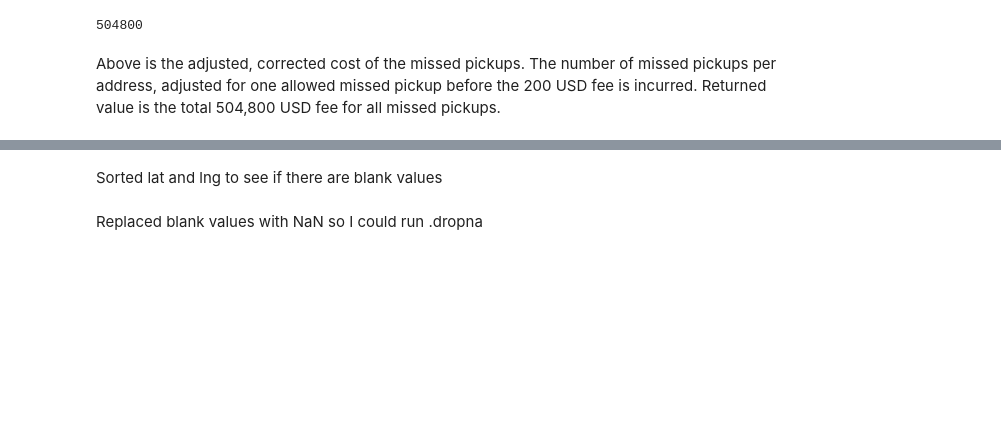
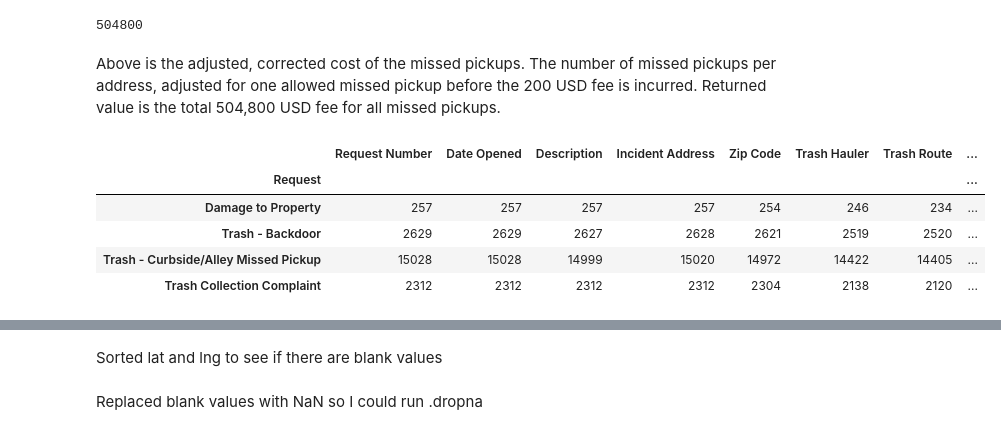
Before and after one commit to NSS-Data-Analytics-Cohort-14/trash-pickups-v2-kshaffer93, a Jupyter notebook: notebooks/trash.ipynb, the cells around one changed output, grey strips where cells are left out. Cells and saved outputs as stored; diff of their text form; code cells hidden in the pictures; blank space fills up the shorter version.

Commit message:
exploring Damage to Property

```diff
--- a/notebooks/trash.ipynb
+++ b/notebooks/trash.ipynb
@@ -163,3 +166,14 @@ corrected_cost_df['Date Opened'].sum()
 504800
 # %% [markdown]
 Above is the adjusted, corrected cost of the missed pickups. The number of missed pickups per address, adjusted for one allowed missed pickup before the 200 USD fee is incurred. Returned value is the total 504,800 USD fee for all missed pickups.
+# %%
+trash_df_grouped = trash_df.groupby('Request').count()
+# %%
+trash_df_grouped
+# %% [output]
+|  | Request Number | Date Opened | Description | Incident Address | Zip Code | Trash Hauler | Trash Route | ... |
+| Request |  |  |  |  |  |  |  | ... |
+| Damage to Property | 257 | 257 | 257 | 257 | 254 | 246 | 234 | ... |
+| Trash - Backdoor | 2629 | 2629 | 2627 | 2628 | 2621 | 2519 | 2520 | ... |
+| Trash - Curbside/Alley Missed Pickup | 15028 | 15028 | 14999 | 15020 | 14972 | 14422 | 14405 | ... |
+| Trash Collection Complaint | 2312 | 2312 | 2312 | 2312 | 2304 | 2138 | 2120 | ... |
```
Also changed, not shown: parts of 4 cells of this notebook.
